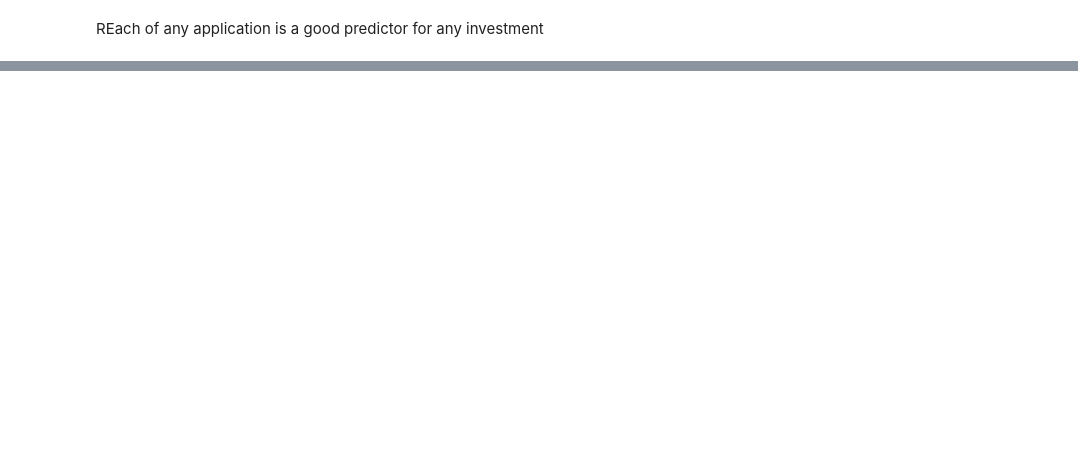
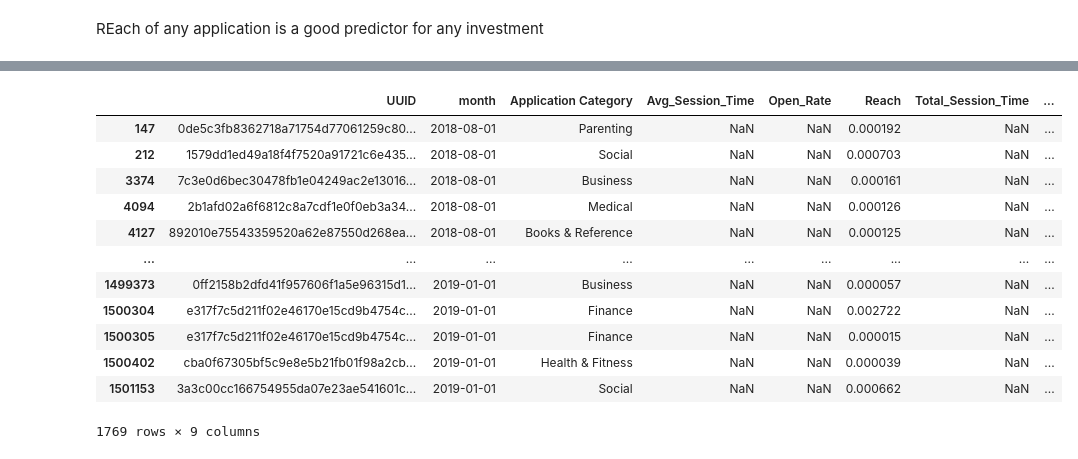
Before and after one commit to mishraraaj/Startup_funding_prediction, a Jupyter notebook: Raj_Mishra_Startup_Funding_Prediction_Capstone_Project.ipynb, the cells around one changed output, grey strips where cells are left out. Cells and saved outputs as stored; diff of their text form; code cells hidden in the pictures; blank space fills up the shorter version.

```diff
--- a/Raj_Mishra_Startup_Funding_Prediction_Capstone_Project.ipynb
+++ b/Raj_Mishra_Startup_Funding_Prediction_Capstone_Project.ipynb
@@ -386,0 +468,18 @@ for id in lis_uuid:
+# %%
+df=pd.read_csv('/content/drive/MyDrive/AlmaBetter/Cohort Aravali/Module 4/Week 4/data_driven_investment_1.csv')
+# %%
+companies_funded = list(df[df['funding_ind']==1]['UUID'].unique())
+funded_df = df[df['funding_ind']==1]
+last_fund_dict = {}
+for company in companies_funded:
+  last_fund_dict[company] = datetime.datetime.strptime(funded_df[funded_df['UUID']==company]['Latest Funded Date'].values[0],'%Y-%m-%d')
+use_df = df[['UUID', 'month', 'Application Category', 'Avg_Session_Time',
+       'Open_Rate', 'Reach', 'Total_Session_Time','funding_ind']]
+use_df['month'] = use_df['month'].apply(lambda x : datetime.datetime.strptime(str(x), '%Y%m%d'))
+use_df['target'] = 0
+def filter_target(x):
+  if (last_fund_dict[x['UUID']] - x['month']).days < 84 and (last_fund_dict[x['UUID']] - x['month']).days > 0:
+    return 1
+  return 0
+for company in companies_funded:
+  use_df.loc[use_df['UUID']== company, 'target'] = use_df.loc[use_df['UUID']== company,['UUID','month',]].apply(filter_target,axis=1)
@@ -386,0 +502,16 @@ for id in lis_uuid:
+# %%
+use_df[use_df['target']==1]
+# %% [output]
+|  | UUID | month | Application Category | Avg_Session_Time | Open_Rate | Reach | Total_Session_Time | ... |
+| 147 | 0de5c3fb8362718a71754d77061259c80... | 2018-08-01 | Parenting | NaN | NaN | 0.000192 | NaN | ... |
+| 212 | 1579dd1ed49a18f4f7520a91721c6e435... | 2018-08-01 | Social | NaN | NaN | 0.000703 | NaN | ... |
+| 3374 | 7c3e0d6bec30478fb1e04249ac2e13016... | 2018-08-01 | Business | NaN | NaN | 0.000161 | NaN | ... |
+| 4094 | 2b1afd02a6f6812c8a7cdf1e0f0eb3a34... | 2018-08-01 | Medical | NaN | NaN | 0.000126 | NaN | ... |
+| 4127 | 892010e75543359520a62e87550d268ea... | 2018-08-01 | Books & Reference | NaN | NaN | 0.000125 | NaN | ... |
+| ... | ... | ... | ... | ... | ... | ... | ... | ... |
+| 1499373 | 0ff2158b2dfd41f957606f1a5e96315d1... | 2019-01-01 | Business | NaN | NaN | 0.000057 | NaN | ... |
+| 1500304 | e317f7c5d211f02e46170e15cd9b4754c... | 2019-01-01 | Finance | NaN | NaN | 0.002722 | NaN | ... |
+| 1500305 | e317f7c5d211f02e46170e15cd9b4754c... | 2019-01-01 | Finance | NaN | NaN | 0.000015 | NaN | ... |
+| 1500402 | cba0f67305bf5c9e8e5b21fb01f98a2cb... | 2019-01-01 | Health & Fitness | NaN | NaN | 0.000039 | NaN | ... |
+| 1501153 | 3a3c00cc166754955da07e23ae541601c... | 2019-01-01 | Social | NaN | NaN | 0.000662 | NaN | ... |
+1769 rows × 9 columns
```
Also changed, not shown: parts of 26 cells of this notebook.
